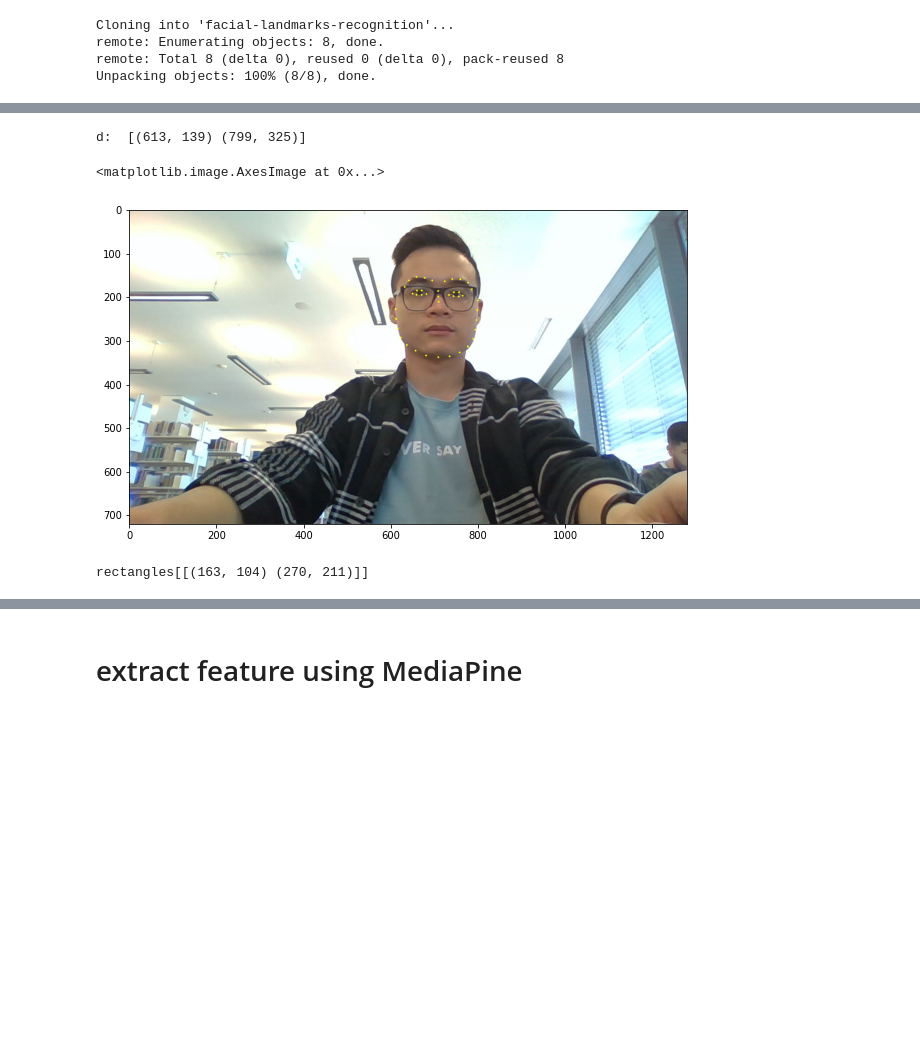
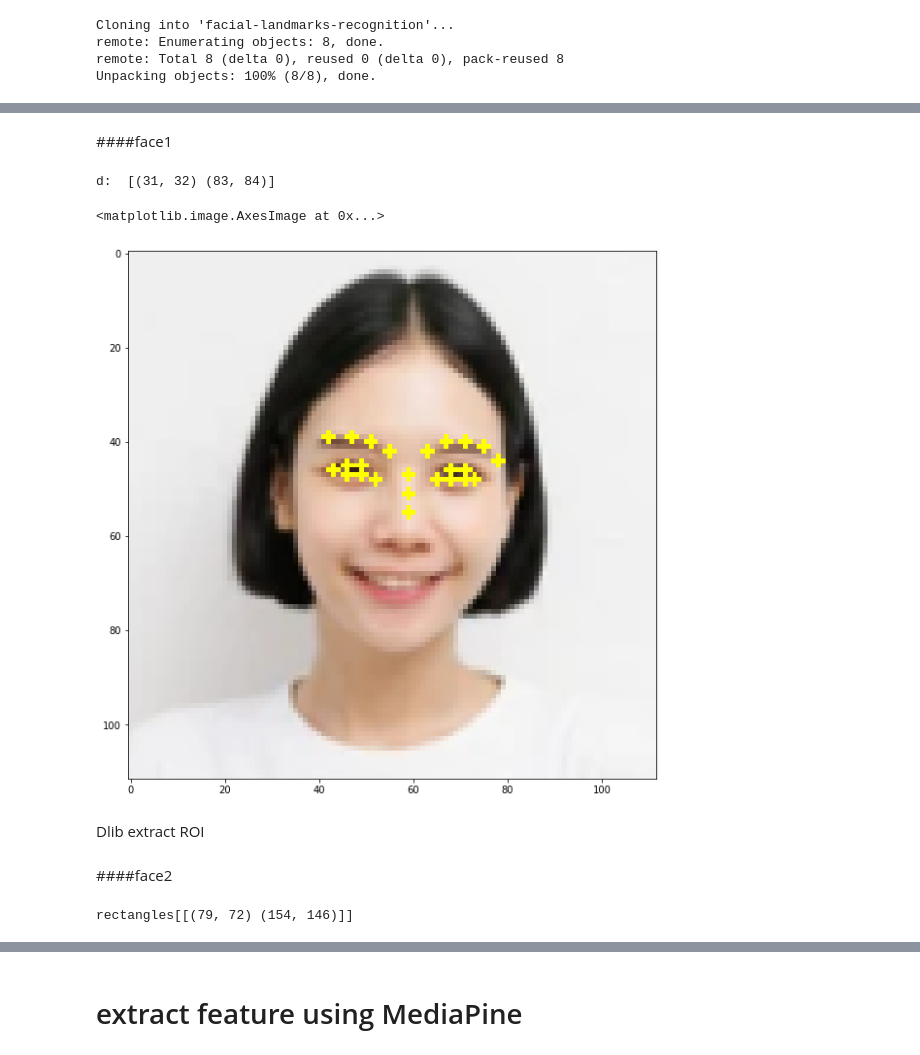
Before and after one commit to ducanhho2296/MaskedFaceRecognition, a Jupyter notebook: facial_extract_with_dlib.ipynb, the cells around one changed output, grey strips where cells are left out. Saved outputs shown, nothing was run; the diff lists cells and outputs as text; code cells hidden in the pictures; blank space fills up the shorter version.

```diff
--- a/facial_extract_with_dlib.ipynb
+++ b/facial_extract_with_dlib.ipynb
@@ -13,3 +137,7 @@ dlib.__version__
+# %%
+# img_path1 = "Test/0/14_resize.PNG"
+img_path1 = "/content/Test/0_0_001/image (2).jpg"
 # %%
+#img1 = dlib.load_rgb_image(img_path1)
 img1 = dlib.load_rgb_image(img_path1)
-img2 = dlib.load_rgb_image(img_path2)
+plt.imshow(img1)
@@ -55,20 +245,24 @@ rectangles[[(613, 139) (799, 325)]]
+# %% [markdown]
+####face1
 # %%
 from itertools import chain
-merge_range = chain(range(1,30), range(36, 48)) #take only eyes- and eyebrows area
+merge_range = chain(range(18,30), range(36, 48)) #take only eyes- and eyebrows area
 # x=y=d=0
 landmark_tuple = []
 for k, d in enumerate(face):
   print("d: ", d)
   landmarks = landmark_detect(img1, d)
   for n in merge_range:
     x1 = landmarks.part(n).x
     y1 = landmarks.part(n).y
     landmark_tuple.append((x1, y1))
-    cv2.circle(img1, (x1, y1), 2, (255, 255, 0), -1)
+    cv2.circle(img1, (x1, y1), 1, (255, 255, 0), -1)
     x1 = y1 = 0
 plt.figure(figsize=(10,10))
 plt.imshow(img1)
 # %% [output]
-d:  [(613, 139) (799, 325)]
+d:  [(31, 32) (83, 84)]
 <matplotlib.image.AxesImage at 0x...>
-[figure, old version]
+[figure, new version]
+# %% [markdown]
+Dlib extract ROI
@@ -75,3 +317,5 @@ d:  [(613, 139) (799, 325)]
+# %% [markdown]
+####face2
 # %%
 # x = y = 0
 # face_detect2 = dlib.get_frontal_face_detector()
@@ -80,7 +324,7 @@ d:  [(613, 139) (799, 325)]
 face2 = face_detect(img2, 1)
 face2
 # %% [output]
-rectangles[[(163, 104) (270, 211)]]
+rectangles[[(79, 72) (154, 146)]]
 # %%
 from itertools import chain
 merge_range = chain(range(1,30), range(36, 48)) #take only eyes- and eyebrows area
```
Also changed, not shown: parts of 34 cells of this notebook.
